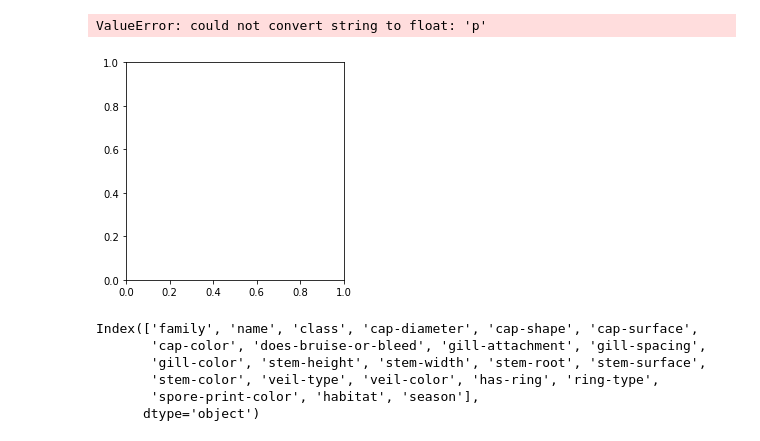
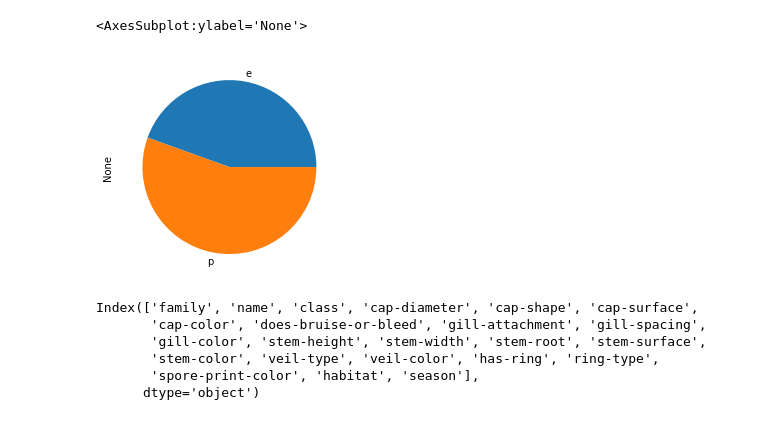
Before and after one commit to Arjissuan/Mushrooms-and-machine-learning, a Jupyter notebook: src/main_notebook.ipynb, the cells around one changed output. Saved outputs shown, nothing was run; the diff lists cells and outputs as text; code cells hidden in the pictures.

```diff
--- a/src/main_notebook.ipynb
+++ b/src/main_notebook.ipynb
@@ -17,10 +17,10 @@ ds = DataSource()
 primary_df = ds.get_primary_data_frame()
 secondary_df = ds.get_secondary_data_frame()
 # %%
-plt.pie(secondary_df['class'])
+secondary_df.groupby("clas").size().plot(kind="pie")
 # %% [output]
-ValueError: could not convert string to float: 'p'
+<AxesSubplot:ylabel='None'>
-[figure, old version]
+[figure, new version]
 # %%
 primary_df.columns
 # %% [output]
```
Also changed, not shown: parts of 14 cells of this notebook, 3 other files.
